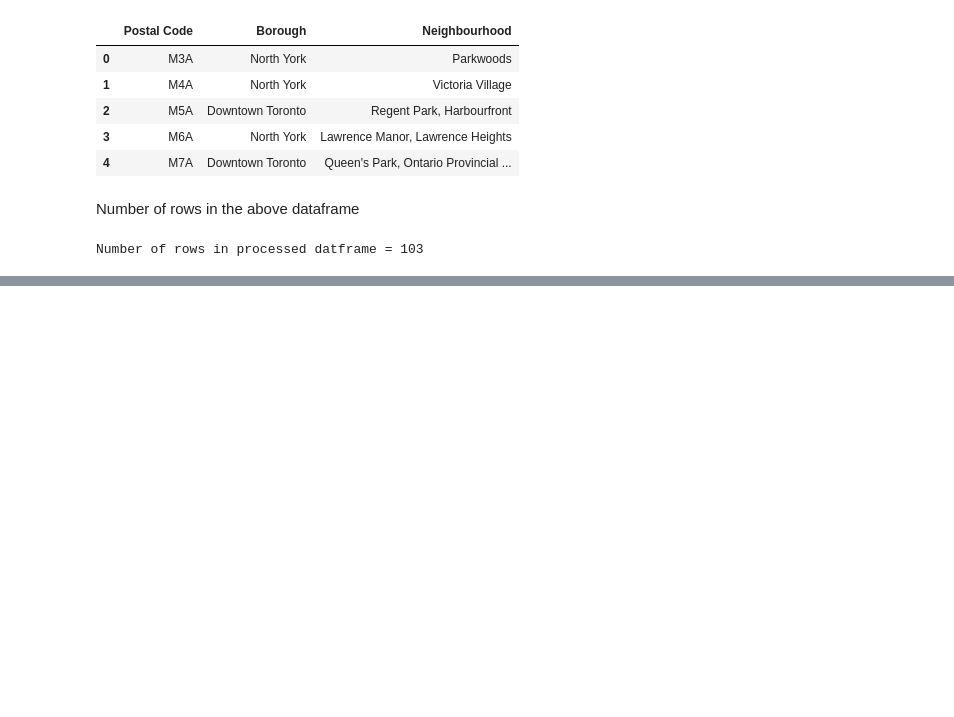
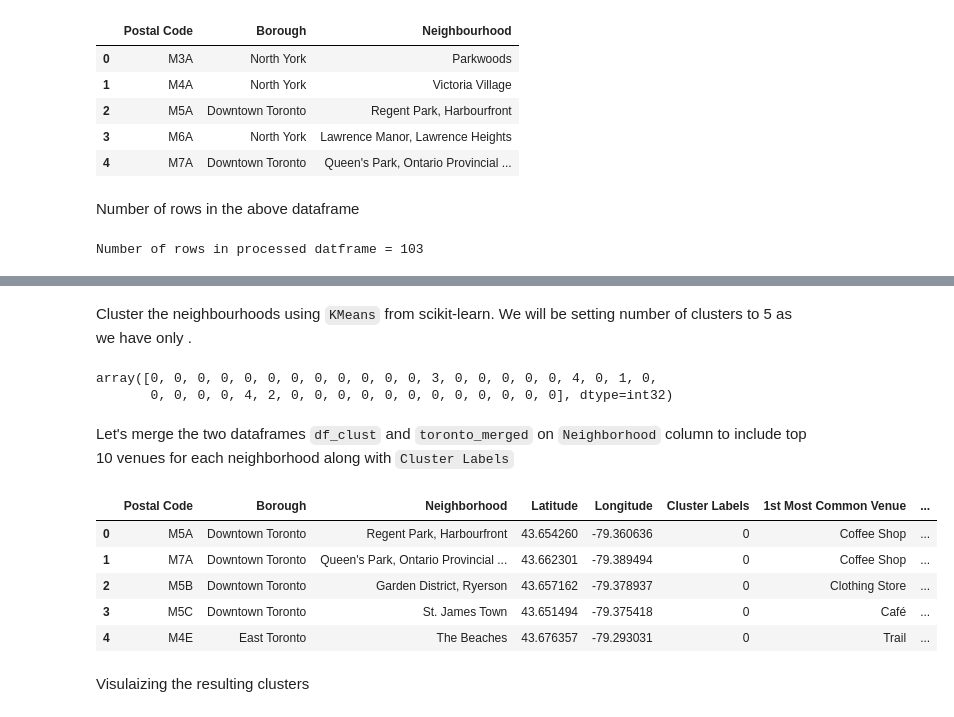
Before and after one commit to bharath3794/Coursera_DataScience_Capstone, a Jupyter notebook: Segmenting and Clustering Neighborhoods in Toronto.ipynb, the cells around one changed output, grey strips where cells are left out. Saved outputs shown, nothing was run; the diff lists cells and outputs as text; code cells hidden in the pictures; blank space fills up the shorter version.

```diff
--- a/Segmenting and Clustering Neighborhoods in Toronto.ipynb
+++ b/Segmenting and Clustering Neighborhoods in Toronto.ipynb
@@ -54,0 +315,42 @@ Number of rows in processed datframe = 103
+# %% [markdown]
+Cluster the neighbourhoods using `KMeans` from scikit-learn. We will be setting number of clusters to 5 as we have only .
+# %%
+# set number of clusters
+kclusters = 5
+
+toronto_grouped_clustering = toronto_grouped.drop('Neighborhood', 1)
+
+# run k-means clustering
+kmeans = KMeans(n_clusters=kclusters, random_state=13, n_init=50).fit(toronto_grouped_clustering)
+
+# check cluster labels generated for each row in the dataframe
+kmeans.labels_[0:100]
+# %% [output]
+array([0, 0, 0, 0, 0, 0, 0, 0, 0, 0, 0, 0, 3, 0, 0, 0, 0, 0, 4, 0, 1, 0,
+       0, 0, 0, 0, 4, 2, 0, 0, 0, 0, 0, 0, 0, 0, 0, 0, 0, 0], dtype=int32)
+# %% [markdown]
+Let's merge the two dataframes `df_clust` and `toronto_merged` on `Neighborhood` column to include top 10 venues for each neighborhood along with `Cluster Labels`
+# %%
+# add clustering labels
+neighborhoods_venues_sorted.insert(0, 'Cluster Labels', kmeans.labels_)
+
+df_new_cols = [item if item!='Neighbourhood' else 'Neighborhood' for item in df_clust.columns]
+df_clust.columns = df_new_cols
+
+
+# merge manhattan_grouped with manhattan_data to add latitude/longitude for each neighborhood
+toronto_merged = df_clust.join(neighborhoods_venues_sorted.set_index('Neighborhood'), on='Neighborhood')
+toronto_merged.dropna(subset=['Cluster Labels'], inplace=True)
+toronto_merged.reset_index(drop=True, inplace=True)
+toronto_merged = toronto_merged.astype({'Cluster Labels':'int32'})
+
+toronto_merged.head() # check the last columns!
+# %% [output]
+|  | Postal Code | Borough | Neighborhood | Latitude | Longitude | Cluster Labels | 1st Most Common Venue | ... |
+| 0 | M5A | Downtown Toronto | Regent Park, Harbourfront | 43.654260 | -79.360636 | 0 | Coffee Shop | ... |
+| 1 | M7A | Downtown Toronto | Queen's Park, Ontario Provincial ... | 43.662301 | -79.389494 | 0 | Coffee Shop | ... |
+| 2 | M5B | Downtown Toronto | Garden District, Ryerson | 43.657162 | -79.378937 | 0 | Clothing Store | ... |
+| 3 | M5C | Downtown Toronto | St. James Town | 43.651494 | -79.375418 | 0 | Café | ... |
+| 4 | M4E | East Toronto | The Beaches | 43.676357 | -79.293031 | 0 | Trail | ... |
+# %% [markdown]
+Visulaizing the resulting clusters
```
Also changed, not shown: parts of 39 cells of this notebook.
